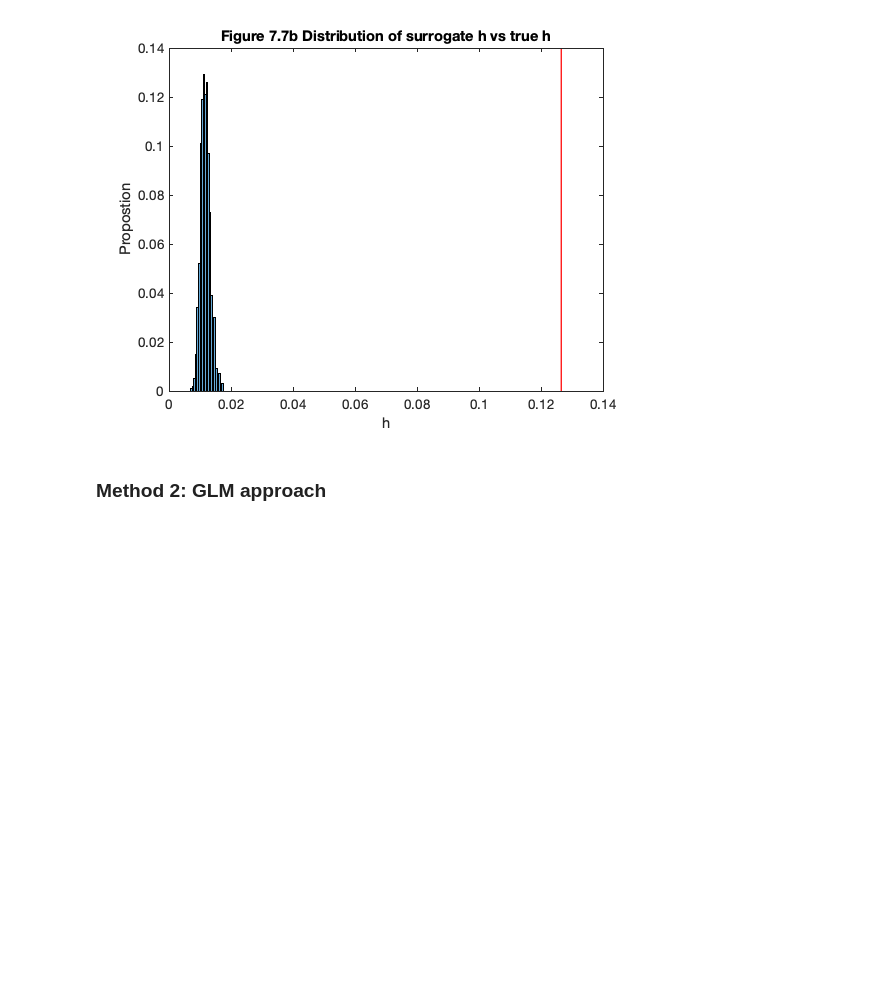
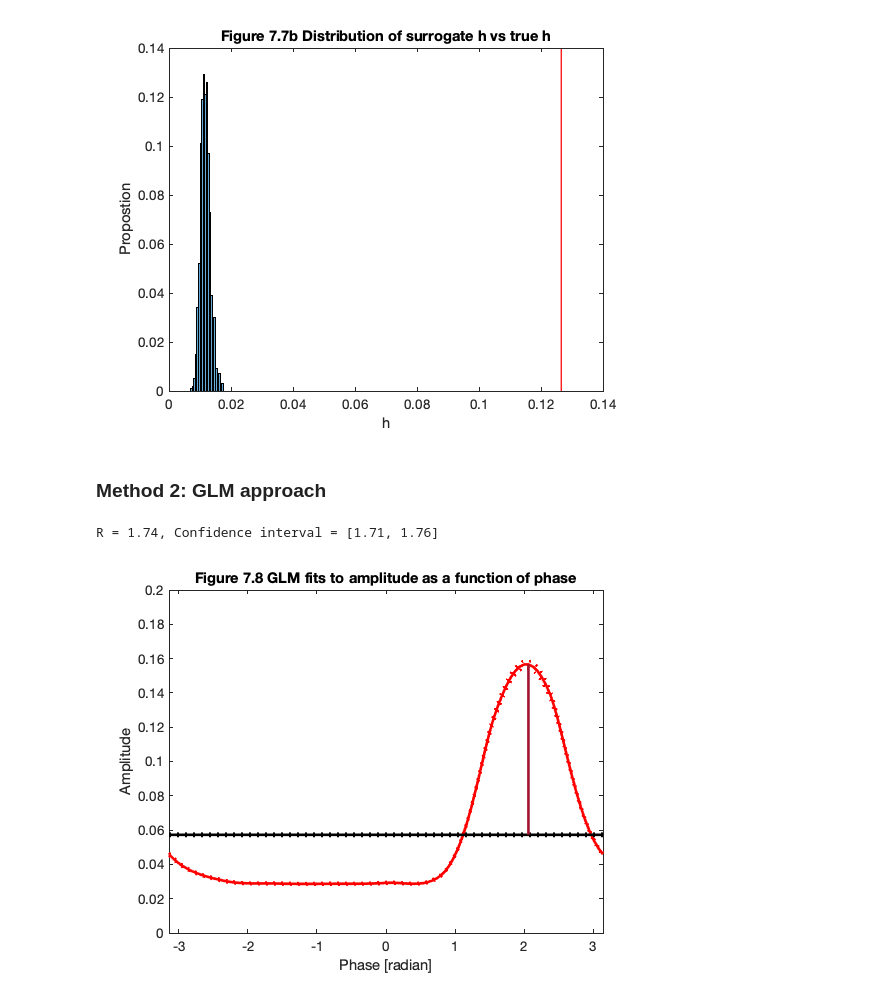
Before and after one commit to jiecui/Case-Studies-Kramer-Eden, a Jupyter notebook: Chapter7/ch_7_notebook.ipynb, the cells around one changed output. Drawn from its saved outputs; the diff is of its cells as text; code cells hidden in the pictures; blank space fills up the shorter version.

```diff
--- a/Chapter7/ch_7_notebook.ipynb
+++ b/Chapter7/ch_7_notebook.ipynb
@@ -246,3 +246,14 @@ title('Figure 7.7b Distribution of surrogate h vs true h')
 [figure]
 # %% [markdown]
 ### Method 2: GLM approach
+# %%
+nCtlPts = 8; % define number of control points
+[r, r_CI] = GLM_CFC(Vlo, Vhi, nCtlPts); % comput statistic r
+
+fprintf('R = %.2f, Confidence interval = [%.2f, %.2f]\n', r, r_CI(1), r_CI(2))
+
+ylim(gca, [0 .2])
+title(gca, 'Figure 7.8 GLM fits to amplitude as a function of phase')
+# %% [output]
+R = 1.74, Confidence interval = [1.71, 1.76]
+[figure, added]
```
Also changed, not shown: 1 other file.
